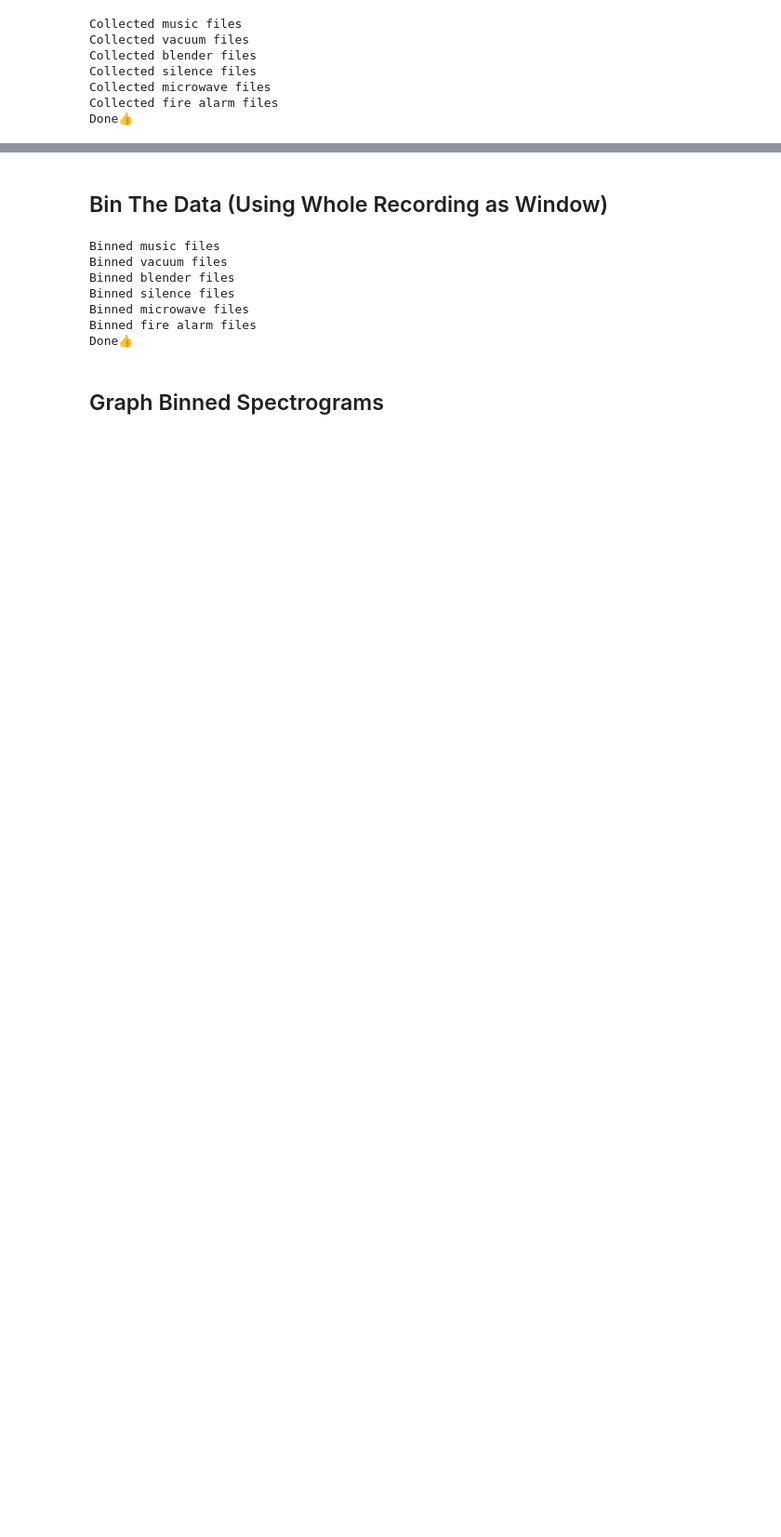
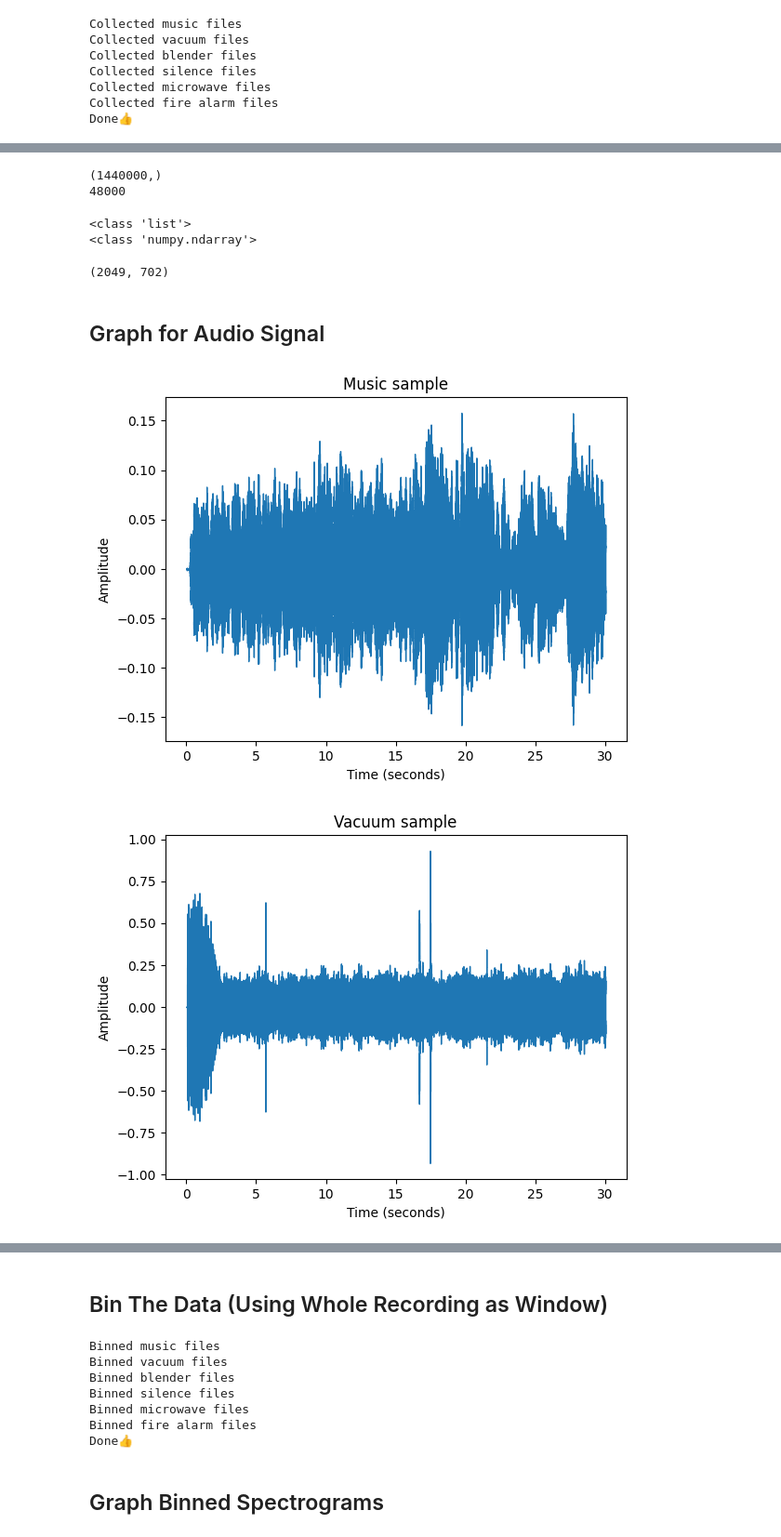
Before and after one commit to gaddi22/COSC522Assignment2, a Jupyter notebook: assignment.ipynb, the cells around one changed output, grey strips where cells are left out. Shown at 93% size. Saved outputs shown, nothing was run; the diff lists cells and outputs as text; code cells hidden in the pictures; blank space fills up the shorter version.

```diff
--- a/assignment.ipynb
+++ b/assignment.ipynb
@@ -66,0 +102,14 @@ Done👍
+# %%
+# Load the wav files
+music_load      = [load_a_wav(f) for f in music_files]
+print('Spectrogram for music files')
+vacuum_load   = [load_a_wav(f) for f in vacuum_files]
+print('Spectrogram for vacuum files')
+blender_load   = [load_a_wav(f) for f in blender_files]
+print('Spectrogram for blender files')
+silence_load    = [load_a_wav(f) for f in silence_files]
+print('Spectrogram for silence files')
+microwave_load  = [load_a_wav(f) for f in microwave_files]
+print('Spectrogram for microwave files')
+fire_alarm_load = [load_a_wav(f) for f in fire_alarm_files]
+print('Spectrogram for fire alarm files')
@@ -66,0 +158,64 @@ Done👍
+# %%
+print(music_load[0][0].shape)
+print(music_load[0][1])
+# %% [output]
+(1440000,)
+48000
+# %%
+print(type(music_spec)) # list of all spectrogramed music files
+print(type(music_spec[0])) # the log10 scale amplitude of the first spectrogramed music file
+# %% [output]
+<class 'list'>
+<class 'numpy.ndarray'>
+# %%
+print(music_spec[0].shape) # the first spectrogramed music file gives a 2049x718 matrix for log10(ampl) ** (Each has dif dim)
+# %% [output]
+(2049, 702)
+# %% [markdown]
+## Graph for Audio Signal
+# %%
+# Graph the audio signal of the first wav file in each class
+plt.figure()
+librosa.display.waveshow(music_load[0][0], sr=music_load[0][1])
+plt.xlabel("Time (seconds)")
+plt.ylabel("Amplitude")
+plt.title("Music sample")
+plt.show()
+
+plt.figure()
+librosa.display.waveshow(vacuum_load[0][0], sr=vacuum_load[0][1])
+plt.xlabel("Time (seconds)")
+plt.ylabel("Amplitude")
+plt.title("Vacuum sample")
+plt.show()
+
+plt.figure()
+librosa.display.waveshow(blender_load[0][0], sr=blender_load[0][1])
+plt.xlabel("Time (seconds)")
+plt.ylabel("Amplitude")
+plt.title("Blender sample")
+plt.show()
+
+plt.figure()
+librosa.display.waveshow(silence_load[0][0], sr=silence_load[0][1])
+plt.xlabel("Time (seconds)")
+plt.ylabel("Amplitude")
+plt.title("Silence sample")
+plt.show()
+
+plt.figure()
+librosa.display.waveshow(microwave_load[0][0], sr=microwave_load[0][1])
+plt.xlabel("Time (seconds)")
+plt.ylabel("Amplitude")
+plt.title("Microwave sample")
+plt.show()
+
+plt.figure()
+librosa.display.waveshow(fire_alarm_load[0][0], sr=fire_alarm_load[0][1])
+plt.xlabel("Time (seconds)")
+plt.ylabel("Amplitude")
+plt.title("Fire_alarm sample")
+plt.show()
+# %% [output]
+[figure, added]
+[figure, added]
```
Also changed, not shown: parts of 38 cells of this notebook.
